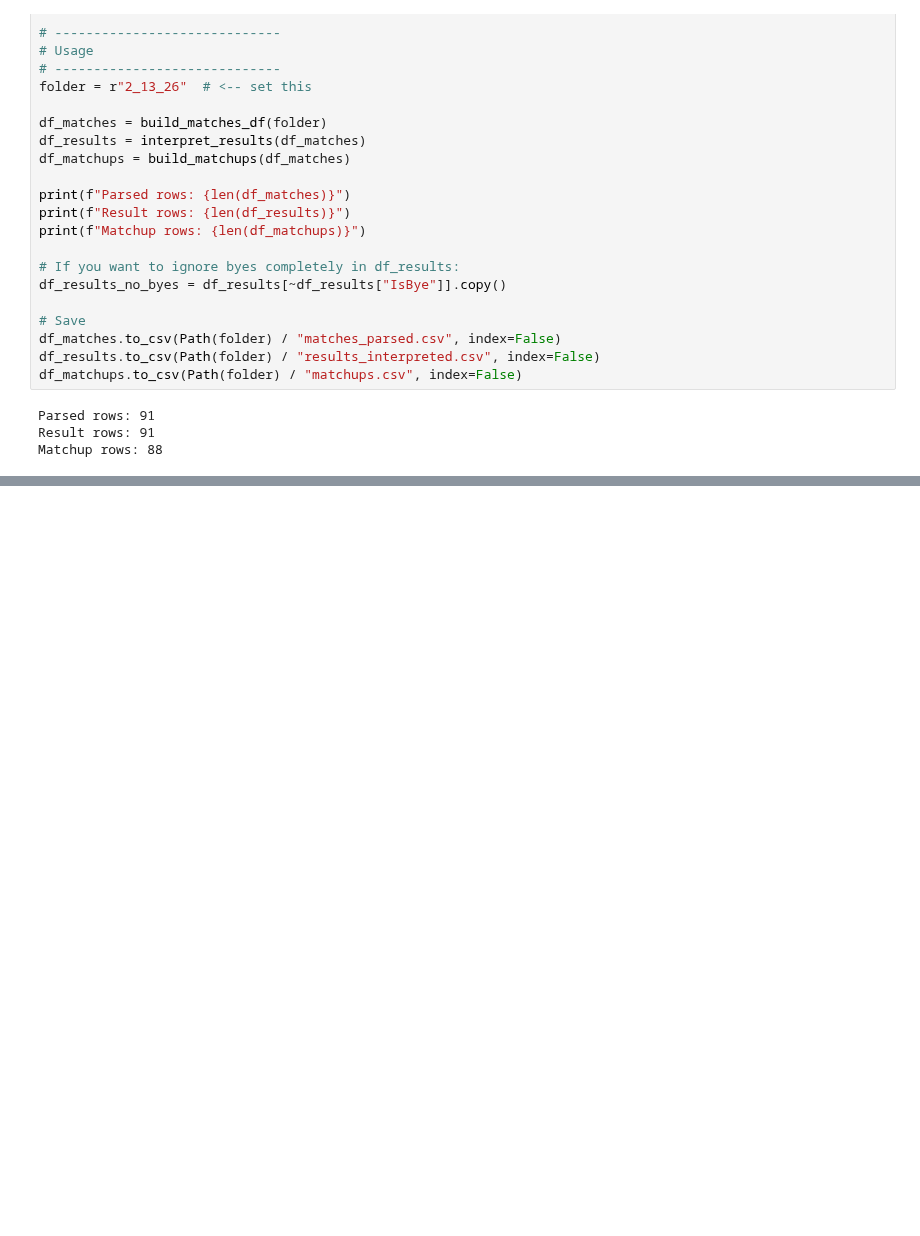
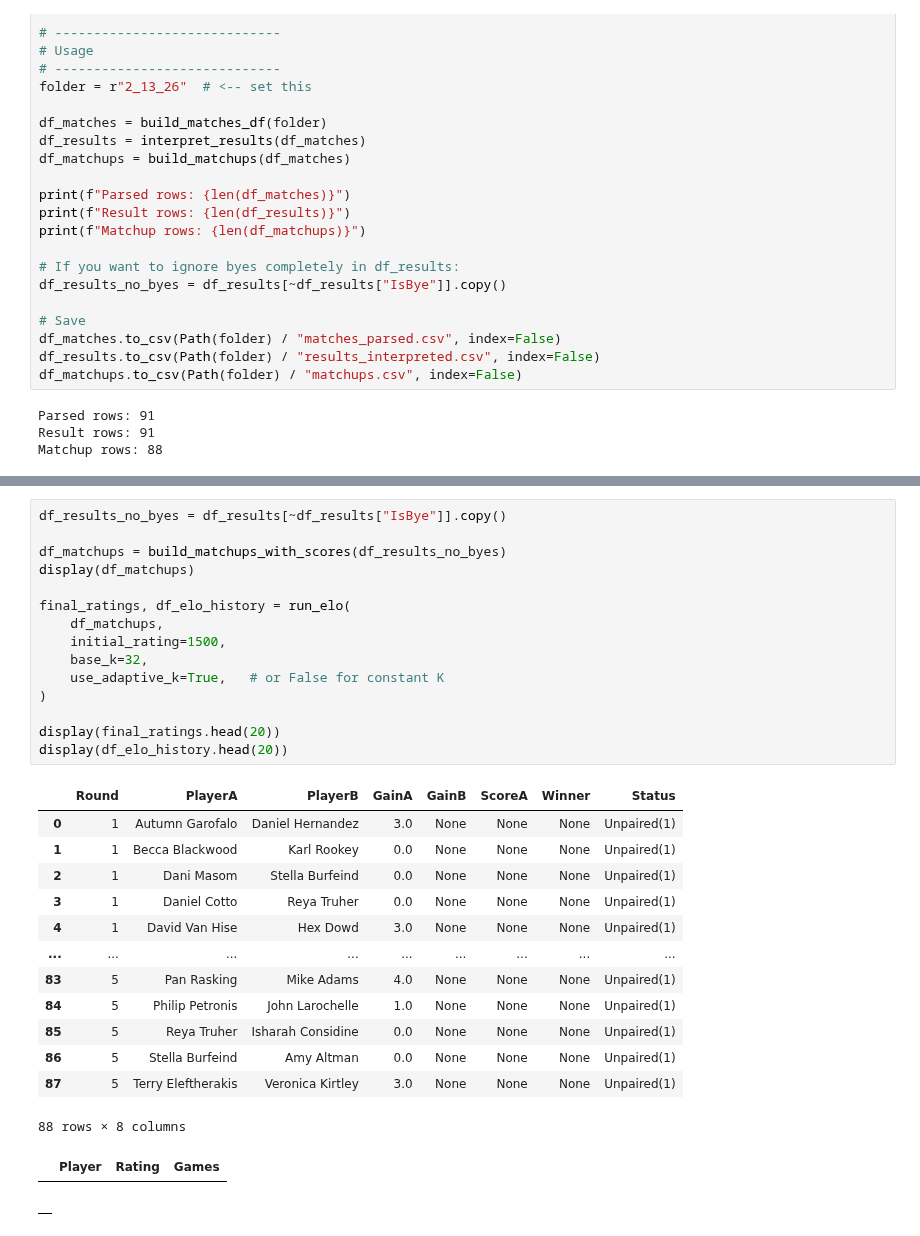
Before and after one commit to aswilkinson12/battlegrounds-elo-project, a Jupyter notebook: week_parser.ipynb, the cells around one changed output, grey strips where cells are left out. Saved outputs shown, nothing was run; the diff lists cells and outputs as text; blank space fills up the shorter version.

```diff
--- a/week_parser.ipynb
+++ b/week_parser.ipynb
@@ -241,0 +589,31 @@ Matchup rows: 88
+# %%
+df_results_no_byes = df_results[~df_results["IsBye"]].copy()
+
+df_matchups = build_matchups_with_scores(df_results_no_byes)
+display(df_matchups)
+
+final_ratings, df_elo_history = run_elo(
+    df_matchups,
+    initial_rating=1500,
+    base_k=32,
+    use_adaptive_k=True,   # or False for constant K
+)
+
+display(final_ratings.head(20))
+display(df_elo_history.head(20))
+# %% [output]
+|  | Round | PlayerA | PlayerB | GainA | GainB | ScoreA | Winner | Status |
+| 0 | 1 | Autumn Garofalo | Daniel Hernandez | 3.0 | None | None | None | Unpaired(1) |
+| 1 | 1 | Becca Blackwood | Karl Rookey | 0.0 | None | None | None | Unpaired(1) |
+| 2 | 1 | Dani Masom | Stella Burfeind | 0.0 | None | None | None | Unpaired(1) |
+| 3 | 1 | Daniel Cotto | Reya Truher | 0.0 | None | None | None | Unpaired(1) |
+| 4 | 1 | David Van Hise | Hex Dowd | 3.0 | None | None | None | Unpaired(1) |
+| ... | ... | ... | ... | ... | ... | ... | ... | ... |
+| 83 | 5 | Pan Rasking | Mike Adams | 4.0 | None | None | None | Unpaired(1) |
+| 84 | 5 | Philip Petronis | John Larochelle | 1.0 | None | None | None | Unpaired(1) |
+| 85 | 5 | Reya Truher | Isharah Considine | 0.0 | None | None | None | Unpaired(1) |
+| 86 | 5 | Stella Burfeind | Amy Altman | 0.0 | None | None | None | Unpaired(1) |
+| 87 | 5 | Terry Eleftherakis | Veronica Kirtley | 3.0 | None | None | None | Unpaired(1) |
+88 rows × 8 columns
+|  | Player | Rating | Games |
+|  |
```
Also changed, not shown: parts of 3 cells of this notebook, 37 other files.
